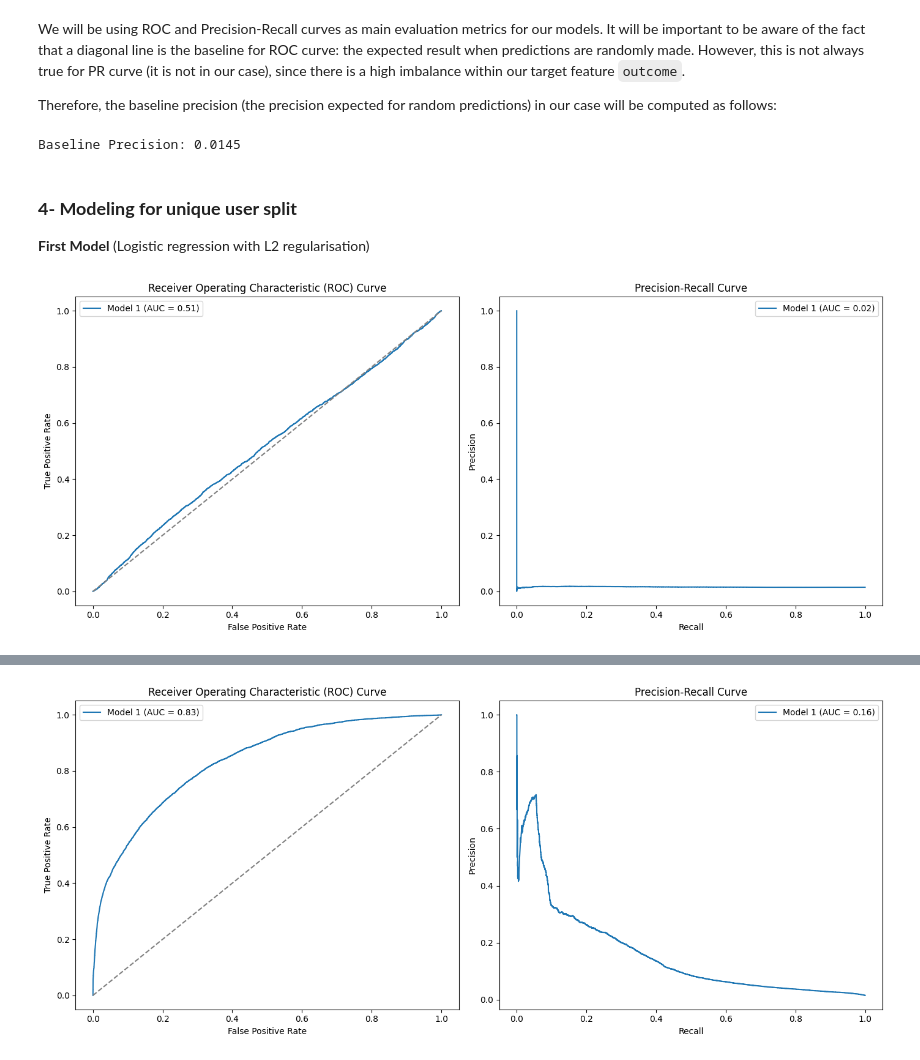
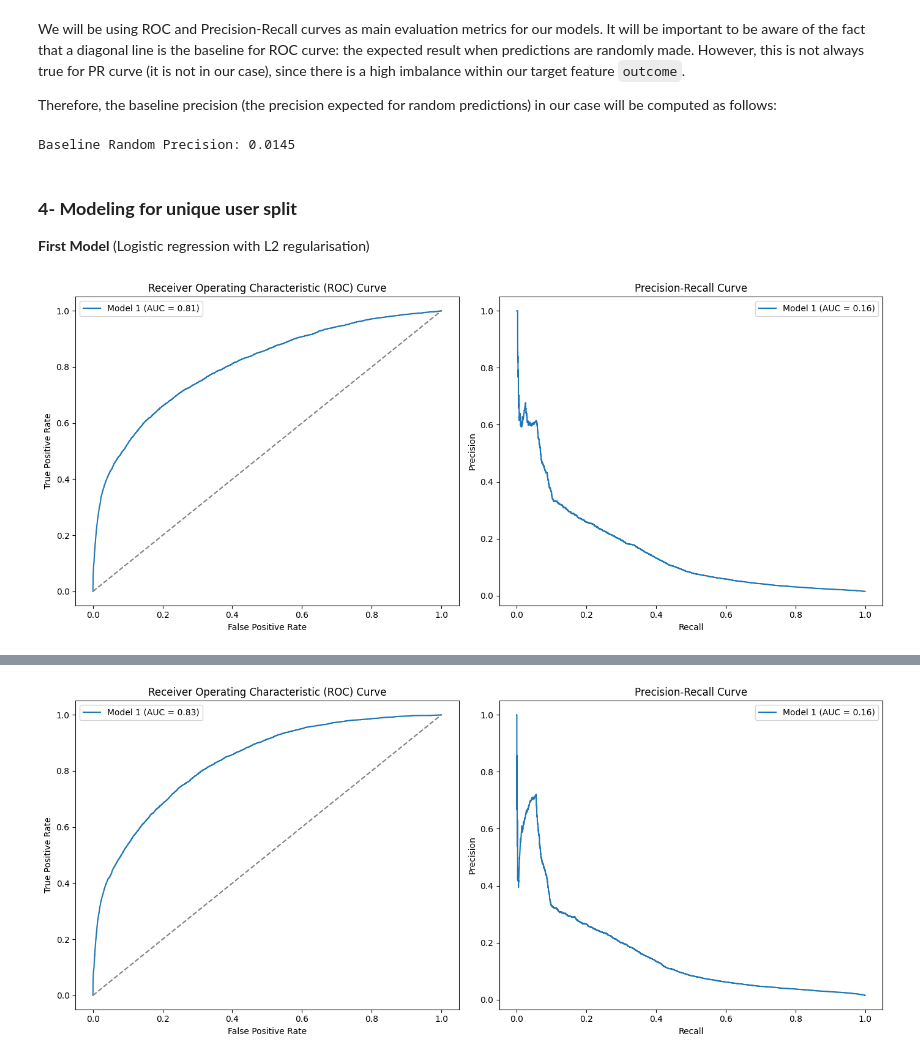
Before and after one commit to MiguelAlvarezHernanz/zrive-ds, a Jupyter notebook: src/module_3/exploration_phase.ipynb, the cells around one changed output, grey strips where cells are left out. Drawn from its saved outputs; the diff is of its cells as text; code cells hidden in the pictures.

```diff
--- a/src/module_3/exploration_phase.ipynb
+++ b/src/module_3/exploration_phase.ipynb
@@ -75,14 +76,14 @@ def sequential_train_test_split(df, test_size=0.15, random_state=42):
 df_train, df_temp = sequential_train_test_split(df_sorted, 0.2)
 df_val, df_test = sequential_train_test_split(df_temp, 0.1)
 
-# Define target and features
-X_train = df_train.drop(columns=['outcome'])  # Features
+# Define target and features (drop ids as well)
+X_train = df_train.drop(columns=['outcome', 'variant_id', 'user_id', 'order_id'])  # Features
 y_train = df_train['outcome']  # Target
 
-X_val = df_val.drop(columns=['outcome'])  # Features
+X_val = df_val.drop(columns=['outcome', 'variant_id', 'user_id', 'order_id'])  # Features
 y_val = df_val['outcome']  # Target
 
-X_test = df_test.drop(columns=['outcome'])  # Features
+X_test = df_test.drop(columns=['outcome', 'variant_id', 'user_id', 'order_id'])  # Features
 y_test = df_test['outcome']  # Target
 # %% [markdown]
 Here, a new function is introduced in order to perform the 3-way split over unique users, instead of doing it over rows, with the aim of avoiding information leakage. I know that, in production, past order information will be available for clients who have already ordered, so the optimal way to split data may be to do it time-wise. That will be tried later. This approach might be good in order to predict the behaviour of new clients. (I leave here noted the posibility of implementing 2 models: one for users who are already clients, and another for new customers).
@@ -94,19 +95,25 @@ We will be using ROC and Precision-Recall curves as main evaluation metrics for
 Therefore, the baseline precision (the precision expected for random predictions) in our case will be computed as follows:
 # %%
 baseline_precision = df['outcome'].sum() / len(df)
-print(f"Baseline Precision: {baseline_precision:.4f}")
+print(f"Baseline Random Precision: {baseline_precision:.4f}")
 # %% [output]
-Baseline Precision: 0.0145
+Baseline Random Precision: 0.0145
 # %% [markdown]
 ### **4- Modeling for unique user split**
 **First Model** (Logistic regression with L2 regularisation)
 # %%
 from sklearn.linear_model import LogisticRegression
+from sklearn.preprocessing import StandardScaler
+from sklearn.pipeline import Pipeline
 
-logistic_model = LogisticRegression(penalty='l2', max_iter=1000)
-logistic_model.fit(X_train, y_train)
+ridge_logistic_pipeline = Pipeline([
+    ('scaler', StandardScaler()),
+    ('model', LogisticRegression(penalty='l2', C=1e-4))
+])
+
+ridge_logistic_pipeline.fit(X_train, y_train)
 
 from src.module_3.metrics_fun import plot_roc_pr_curves
-plot_roc_pr_curves(logistic_model, X_val, y_val)
+plot_roc_pr_curves(ridge_logistic_pipeline, X_val, y_val)
 # %% [output]
-[figure, old version]
+[figure, new version]
```
Also changed, not shown: parts of 20 cells of this notebook, 19 other files.
